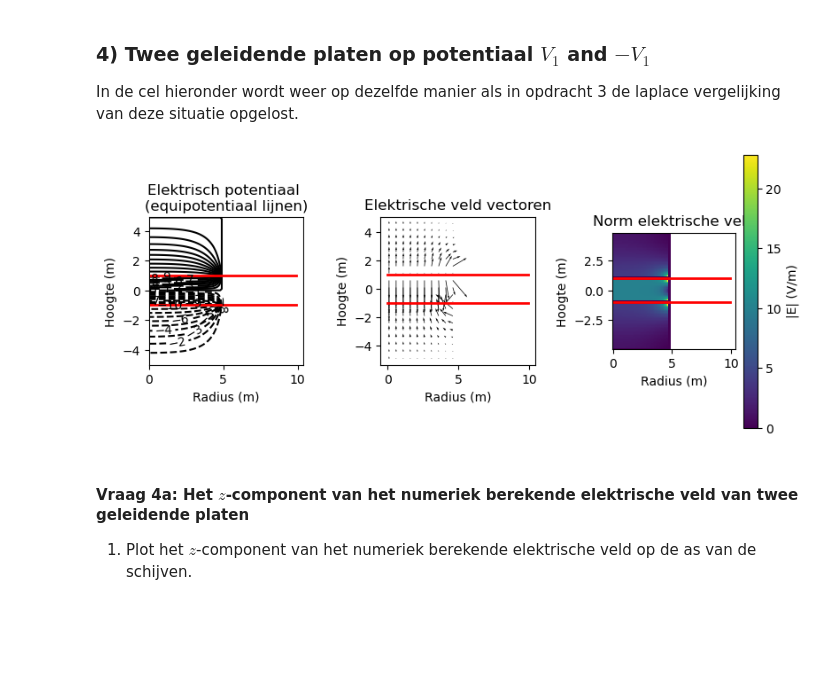
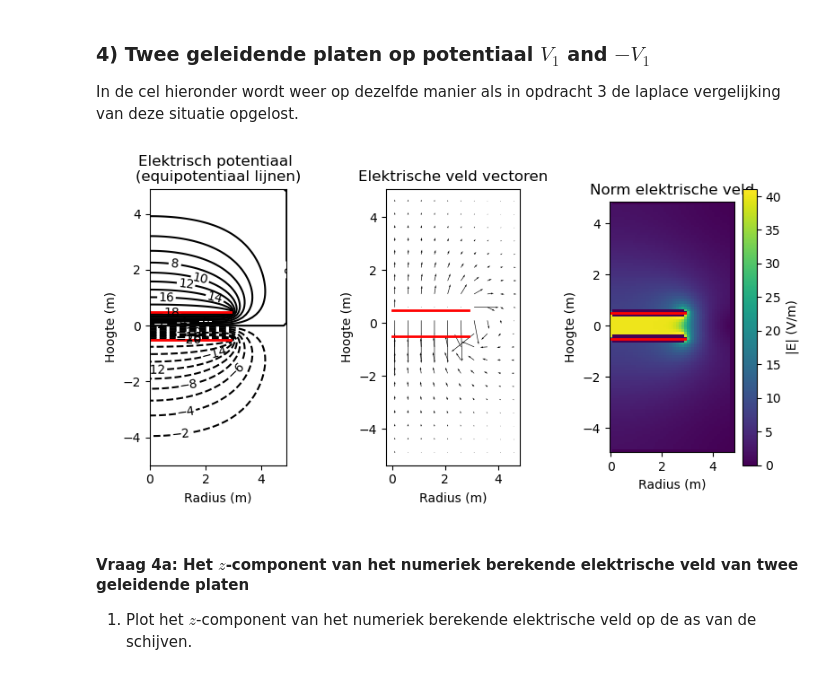
Before and after one commit to FRoerink/opdrachten-DEF-D, a Jupyter notebook: DigitaleOntwerpopdrachten/1CondensatorOpdracht/CondensatorOntwerpopdracht.ipynb, the cells around one changed output. Drawn from its saved outputs; the diff is of its cells as text; code cells hidden in the pictures; blank space fills up the shorter version.

```diff
--- a/DigitaleOntwerpopdrachten/1CondensatorOpdracht/CondensatorOntwerpopdracht.ipynb
+++ b/DigitaleOntwerpopdrachten/1CondensatorOpdracht/CondensatorOntwerpopdracht.ipynb
@@ -173,7 +173,7 @@ De gevonden exponent van het elektrisch veld is: -2.040
 In de code hieronder wordt een geladen schijf gemaakt via het superpositie principe. Dit wordt gedaan door een rooster van punten in de ruimte te creëren, alle punten die voldoen aan $z = 0$ m en $r < R$ krijgen een lading charge_one_point en vanuit hier wordt het potentiaal bepaald. Hier is de $z$-as de as van de schijf en de r as de afstand tot de $z$-as.
 # %%
 # In vraag 2.1 wordt naar deze cel verwezen.
-disk_radius = 10  # (m)
+disk_radius = 3  # (m)
 grid_step = 0.1  # (m)
 z_coord_DISK = 0  # (m) positie van de schijf op de z-as
 inter_charge_distance = grid_step  # (m) afstand tussen punt ladingen
@@ -642,29 +642,29 @@ In de cel hieronder wordt weer op dezelfde manier als in opdracht 3 de laplace v
 # %%
 # Run deze cel en pas de cel aan in vraag 4f.
 # Voor twee schijven
 epsilon_0 = 8.854e-12  # F/m
-spacing_between_disks = 2  # (m)
+spacing_between_disks = 1  # (m)
 z_pos_disk1 = spacing_between_disks/2  # z-coördinaat van de eerste geleidende schijf (m)
 z_pos_disk2 = -spacing_between_disks/2  # z-coördinaat van de tweede geleidende schijf (m)
-V1 = 10  # elektrische potentiaal van de eerste geleidende schijf (V)
-V2 = -10  # elektrische potentiaal van de tweede geleidende schijf (V)
+V1 = 20  # elektrische potentiaal van de eerste geleidende schijf (V)
+V2 = -20  # elektrische potentiaal van de tweede geleidende schijf (V)
 
 r, z, r_repmat, V, B, idx_R, idx_z1, idx_z2 = initialize_variables_Laplace(width_domain, disk_radius, height_domain, grid_step, z_pos_disk1, z_pos_disk2, V0, V1, V2)
 
 """--------------------------------------------------------------------
 Veldberekening voor de twee geleidende schijven
 """
 solve_Laplace_equation(V, B, r_repmat, grid_step, idx_z1, idx_z2, idx_R, V1, V2, 1e-3)
 Er, Ez, normE = compute_E_disk(V, B, grid_step)
 r_for_E = r[1:-1]  # de centered finite-difference method kan E niet berekenen op het allereerste en allerlaatste gridpunt in de r-dimensie
 z_for_E = z[1:-1]  # de centered finite-difference method kan E niet berekenen op het allereerste en allerlaatste gridpunt in de z-dimensie
 
 """"---------------------------------------------------------
 Plot het berekende veld
 """
 plot_results_disk(Ez, Er, normE, V, r, z, grid_step, disk_radius, z_pos_disk1, z_pos_disk2)
 # %% [output]
-[figure, old version]
+[figure, new version]
 # %% [markdown]
 #### Vraag 4a: Het $z$-component van het numeriek berekende elektrische veld van twee geleidende platen
 
```
Also changed, not shown: parts of 6 cells of this notebook.
